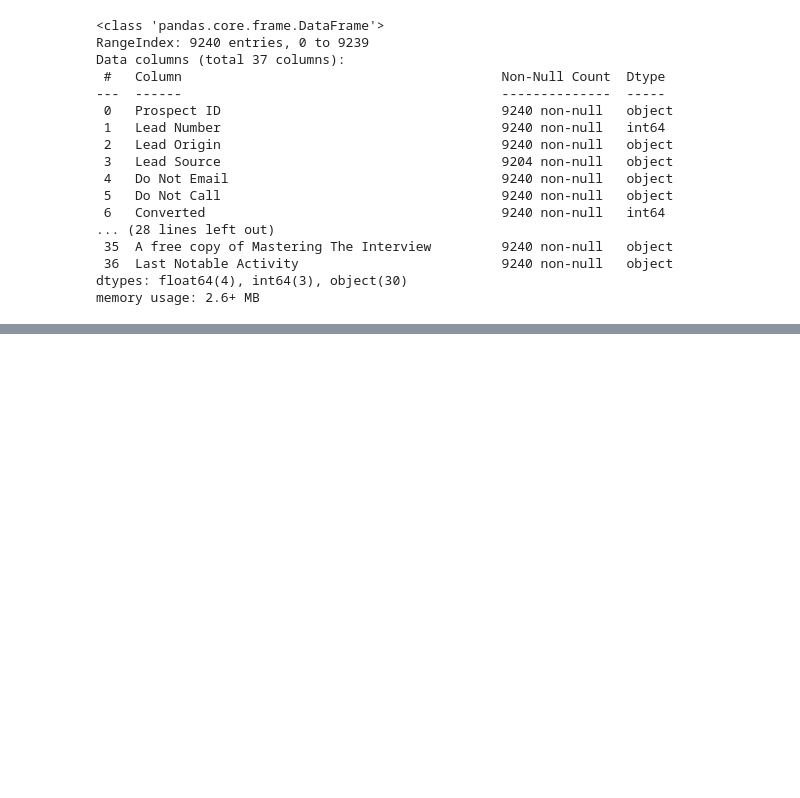
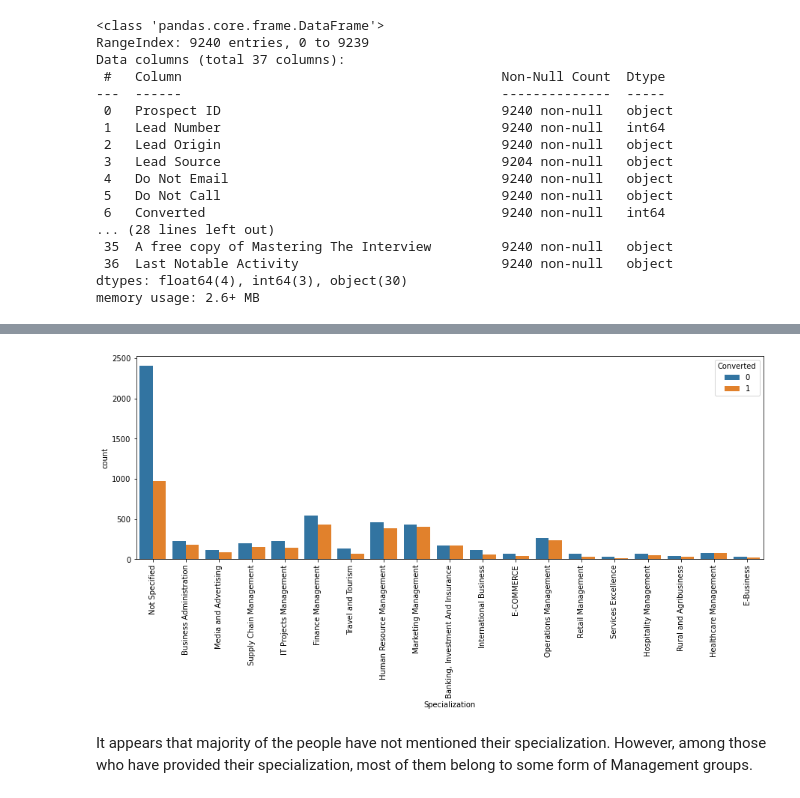
Before and after one commit to abhiramsb/Logistic_Regression-LeadScoring_CaseStudy, a Jupyter notebook: Lead_Scoring_CaseStudy.ipynb, the cells around one changed output, grey strips where cells are left out. Drawn from its saved outputs; the diff is of its cells as text; code cells hidden in the pictures; blank space fills up the shorter version.

```diff
--- a/Lead_Scoring_CaseStudy.ipynb
+++ b/Lead_Scoring_CaseStudy.ipynb
@@ -198,0 +353,14 @@ cols_to_drop.append('What matters most to you in choosing a course')
+# %%
+#The first two values above seems to be 'Select' which appears to be a default selection and not a valid value and Nukk. Let us combine these two values together.
+leads['Specialization'] = leads['Specialization'].replace([np.nan,'Select'], 'Not Specified')
+# %%
+#Visualizing the column:
+
+plt.figure(figsize=(15,5))
+s1=sns.countplot(leads.Specialization, hue=leads.Converted)
+s1.set_xticklabels(s1.get_xticklabels(),rotation=90)
+plt.show()
+# %% [output]
+[figure, added]
+# %% [markdown]
+It appears that majority of the people have not mentioned their specialization. However, among those who have provided their specialization, most of them belong to some form of Management groups.
```
Also changed, not shown: parts of 181 cells of this notebook.
